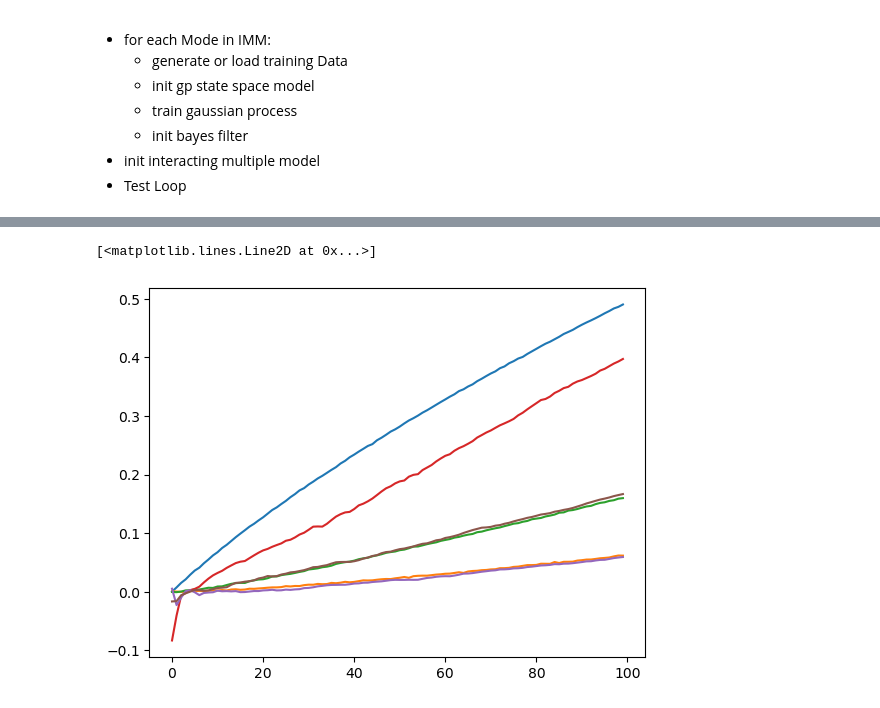
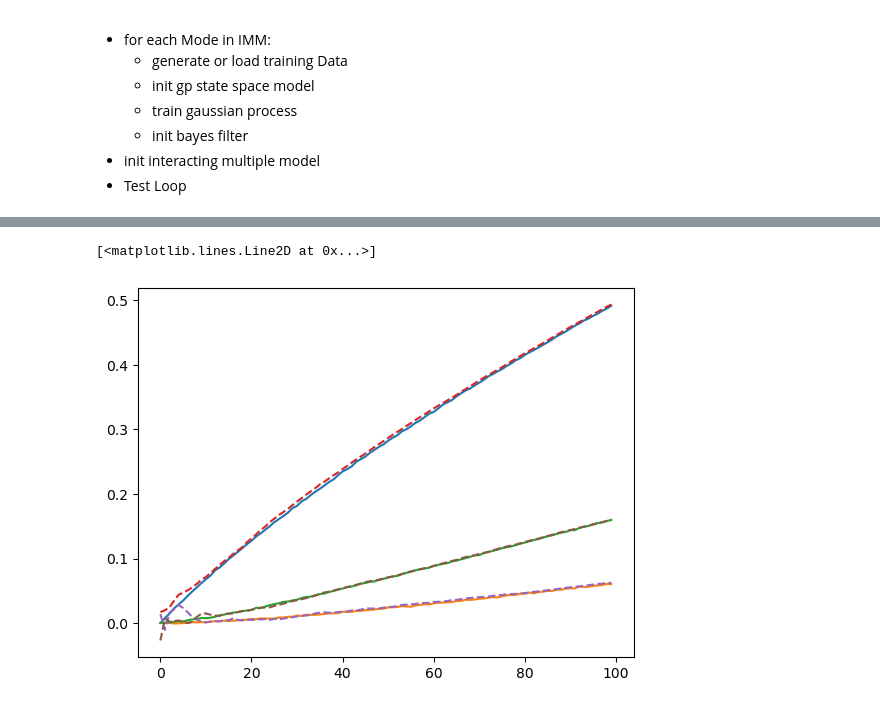
Before and after one commit to adrianLepp/gpfilter.py, a Jupyter notebook: gpy/immgpbf_example.ipynb, the cells around one changed output, grey strips where cells are left out. Saved outputs shown, nothing was run; the diff lists cells and outputs as text; code cells hidden in the pictures.

```diff
--- a/gpy/immgpbf_example.ipynb
+++ b/gpy/immgpbf_example.ipynb
@@ -27,6 +26,7 @@ stateTransition, observation = getThreeTankEquations()
 modeN = 2
 stateN = 3
 filters = []
+models = []
 mu = [0.5, 0.5]  # each filter is equally likely at the start
 trans = np.array([[0.97, 0.03], [0.03, 0.97]])
 
@@ -46,12 +46,12 @@ points = MerweScaledSigmaPoints(stateN, alpha=.1, beta=2., kappa=-1)
 # create training data through simulation
 xData, yData, dxData, tsData = simulateNonlinearSSM(ThreeTank(), x, dt, 100)
 
-
 # init IMM with GP-UKF filters
 for i in range(modeN):
 
-    gpModel = GP_SSM(dxData, yData, stateN)
+    gpModel = GP_SSM2(dxData.transpose(), yData.transpose(), stateN)
     gpModel.optimize()
+    models.append(gpModel)
 
     filter = init_GP_UKF(x, gpModel.stateTransition, observation, points, gpModel.stateTransitionVariance, P, R, Q, dt)
     filters.append(filter)
@@ -60,38 +87,32 @@ immUkf = IMMEstimator(filters, mu, trans)
 # %%
-N = 100
+T = 100
+x = np.zeros(stateN)
 
-#zs = [[i+randn()*z_std, i+randn()*z_std] for i in range(N)]
-xSim, ySim, dxSim, tSim = simulateNonlinearSSM(ThreeTank(param), x, dt, N)
+#zs = [[i+randn()*z_std, i+randn()*z_std] for i in range(T)]
+xSim, ySim, dxSim, tSim = simulateNonlinearSSM(ThreeTank(param), x, dt, T)
 
 zValues =  ySim
-xValues = np.zeros((3,N))
+xValues = np.zeros((stateN,T))
 
-for i in range(N):
-    # make some noisy data
-    #z = [i + np.random.randn()*z_std, i + np.random.randn()*z_std]
-    # y = i + np.random.randn()*np.sqrt(f2.R[1, 1])
-    # z = np.array([[x], [y]])
-
+for i in range(T):
     # perform predict/update cycle
     immUkf.predict()
     immUkf.update(zValues[:,i])
 
-    # zValues[0,i] = z[0]
-    # zValues[1,i] = z[1]
-    # zValues[2,i] = z[2]
+    xValues[:,i] = immUkf.x
 
-    xValues[0,i] = immUkf.x[0]
-    xValues[1,i] = immUkf.x[1]
-    xValues[2,i] = immUkf.x[2]
+    # xValues[0,i] = immUkf.x[0]
+    # xValues[1,i] = immUkf.x[1]
+    # xValues[2,i] = immUkf.x[2]
 
 plt.figure()
 plt.plot(zValues[0,:])
 plt.plot(zValues[1,:])
 plt.plot(zValues[2,:])
 
-plt.plot(xValues[0,:])
-plt.plot(xValues[1,:])
-plt.plot(xValues[2,:])
+plt.plot(xValues[0,:],'--')
+plt.plot(xValues[1,:],'--')
+plt.plot(xValues[2,:],'--')
 # %% [output]
 [<matplotlib.lines.Line2D at 0x...>]
-[figure, old version]
+[figure, new version]
```
Also changed, not shown: parts of 3 cells of this notebook, 2 other files.
